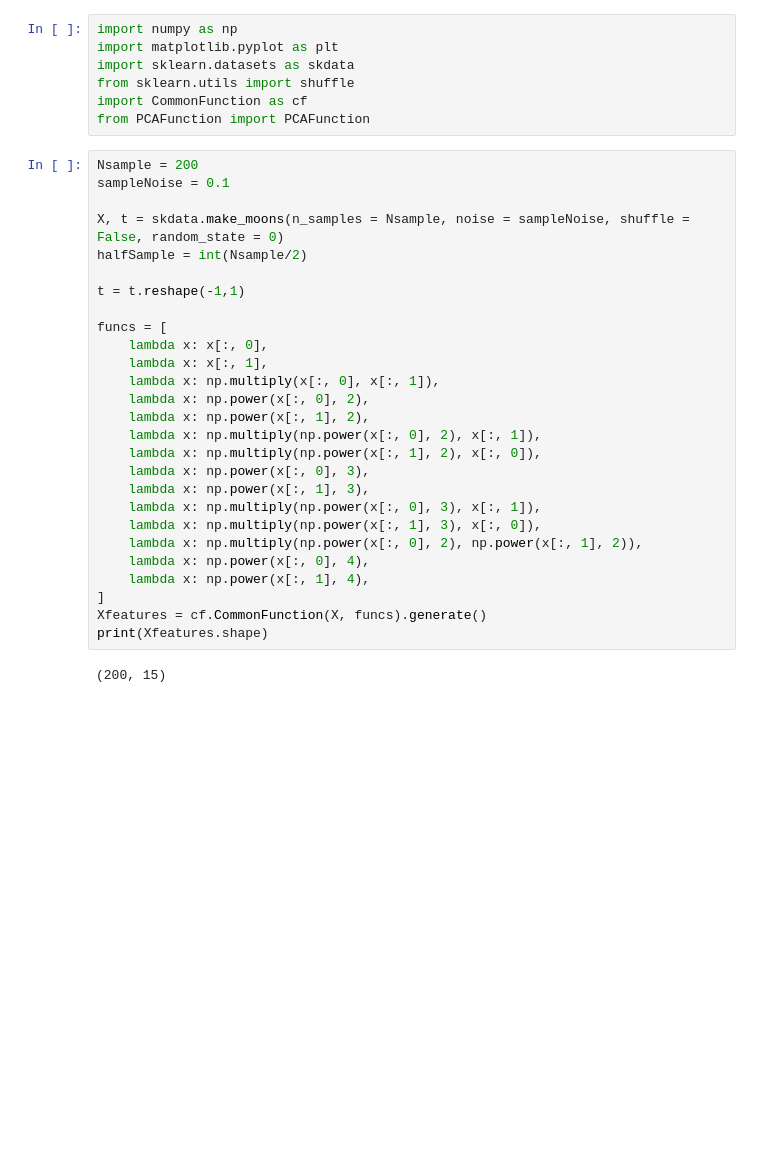
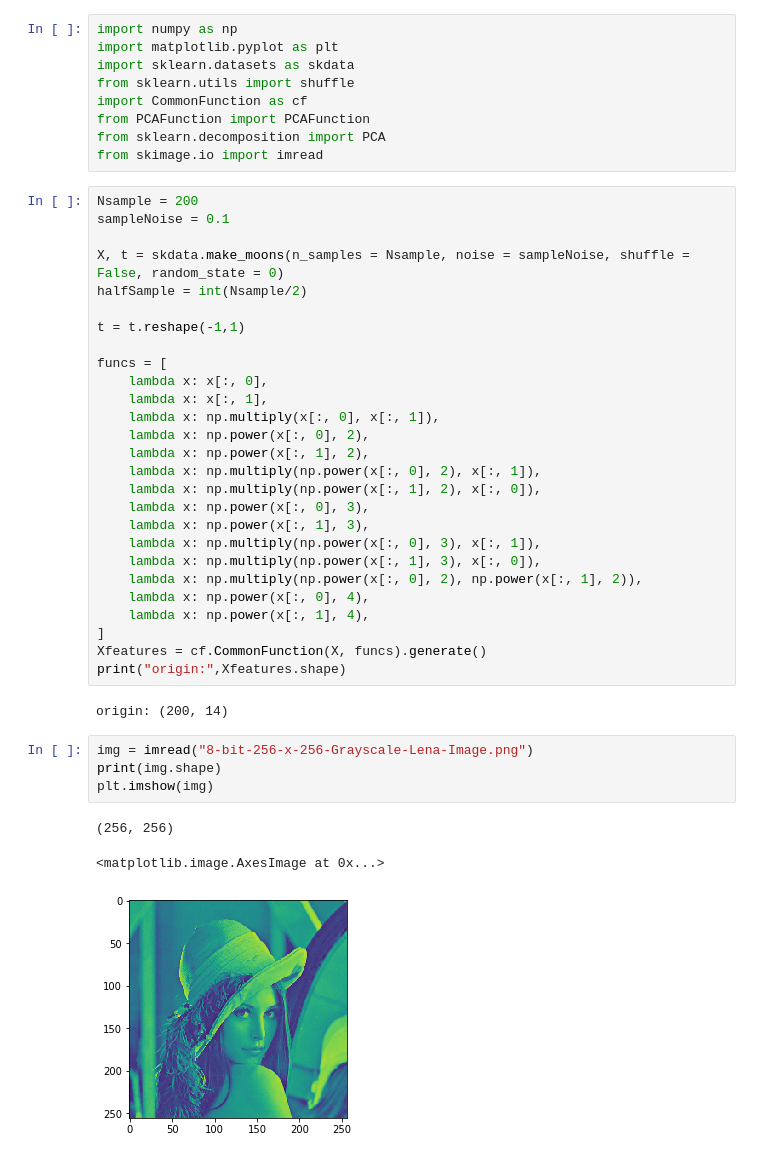
Before and after one commit to HoaiTran93/H-c-M-y, a Jupyter notebook: PCA-LDA/PCA_matrix.ipynb, the cells around one changed output. Cells and saved outputs as stored; diff of their text form; blank space fills up the shorter version.

```diff
--- a/PCA-LDA/PCA_matrix.ipynb
+++ b/PCA-LDA/PCA_matrix.ipynb
@@ -5,6 +5,8 @@ import sklearn.datasets as skdata
 from sklearn.utils import shuffle
 import CommonFunction as cf
 from PCAFunction import PCAFunction
+from sklearn.decomposition import PCA
+from skimage.io import imread
 # %%
 Nsample = 200
 sampleNoise = 0.1
@@ -31,7 +33,15 @@ funcs = [
     lambda x: np.power(x[:, 1], 4),
 ]
 Xfeatures = cf.CommonFunction(X, funcs).generate()
-print(Xfeatures.shape)
+print("origin:",Xfeatures.shape)
 # %% [output]
-(200, 15)
+origin: (200, 14)
+# %%
+img = imread("8-bit-256-x-256-Grayscale-Lena-Image.png")
+print(img.shape)
+plt.imshow(img)
+# %% [output]
+(256, 256)
+<matplotlib.image.AxesImage at 0x...>
+[figure, added]
 # %%
```
Also changed, not shown: parts of 4 cells of this notebook, 40 other files.
